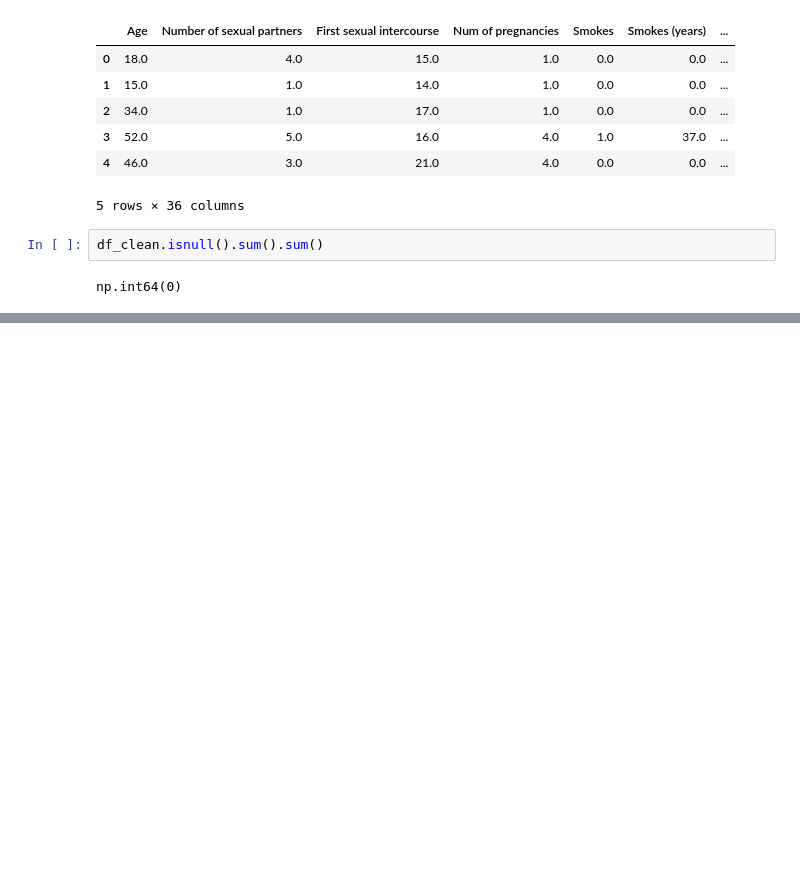
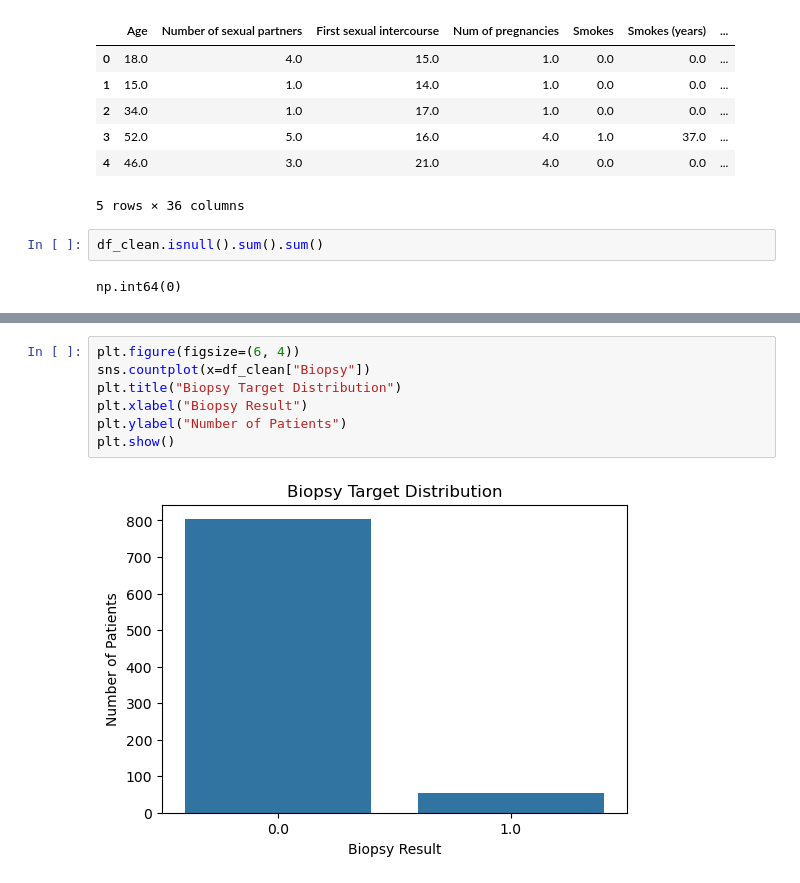
Before and after one commit to kawthar-shameseldeen/Cervical-Cancer, a Jupyter notebook: notebook/cervical_cancer_analysis.ipynb, the cells around one changed output, grey strips where cells are left out. Cells and saved outputs as stored; diff of their text form; blank space fills up the shorter version.

```diff
--- a/notebook/cervical_cancer_analysis.ipynb
+++ b/notebook/cervical_cancer_analysis.ipynb
@@ -162,0 +199,9 @@ np.int64(0)
+# %%
+plt.figure(figsize=(6, 4))
+sns.countplot(x=df_clean["Biopsy"])
+plt.title("Biopsy Target Distribution")
+plt.xlabel("Biopsy Result")
+plt.ylabel("Number of Patients")
+plt.show()
+# %% [output]
+[figure, added]
```
Also changed, not shown: parts of 9 cells of this notebook.
